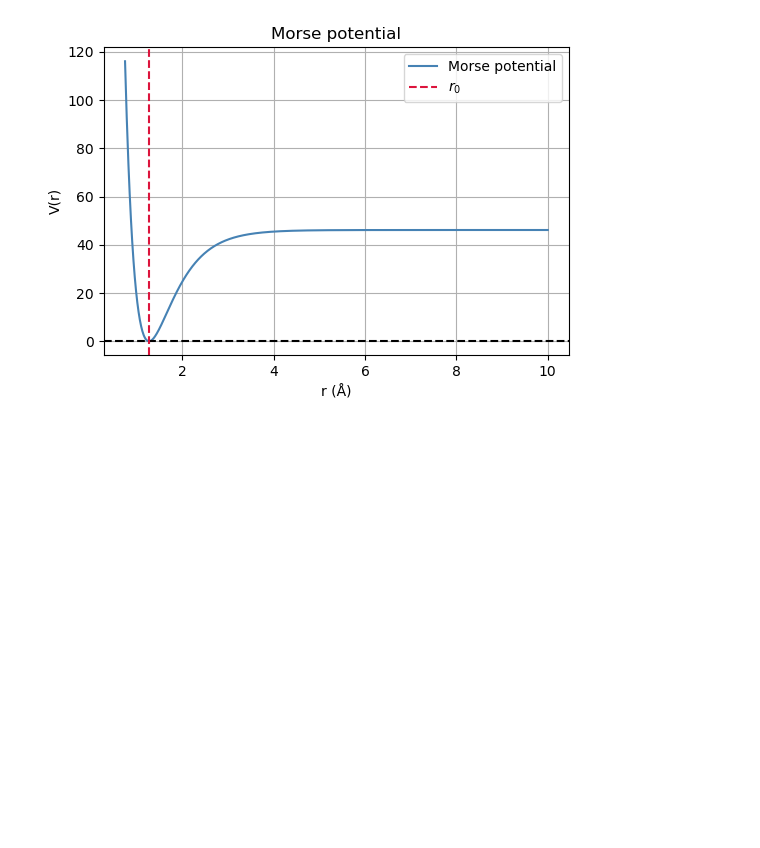
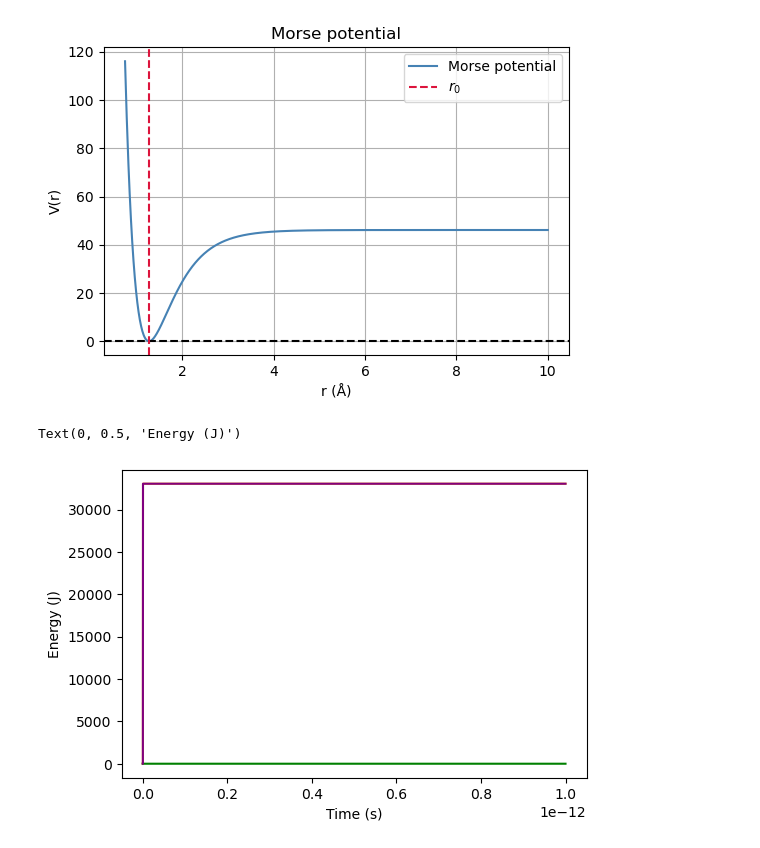
Before and after one commit to JeanCHDJdev/md-langevin, a Jupyter notebook: simulation.ipynb, the cells around one changed output. Saved outputs shown, nothing was run; the diff lists cells and outputs as text; code cells hidden in the pictures; blank space fills up the shorter version.

```diff
--- a/simulation.ipynb
+++ b/simulation.ipynb
@@ -30,0 +34,10 @@ time, traj, speed = sim.run(n_steps=10000, r_init=sim.r_0, v_init=3e13)
+# %%
+plt.figure(figsize=(6, 4))
+plt.plot(time, kinetic_e, label='Kinetic Energy', color='orange')
+plt.plot(time, potential_e, label='Potential Energy', color='green')
+plt.plot(time, total_e, label='Total Energy', color='purple')
+plt.xlabel("Time (s)")
+plt.ylabel("Energy (J)")
+# %% [output]
+Text(0, 0.5, 'Energy (J)')
+[figure, added]
```
Also changed, not shown: parts of 5 cells of this notebook, 1 other file.
